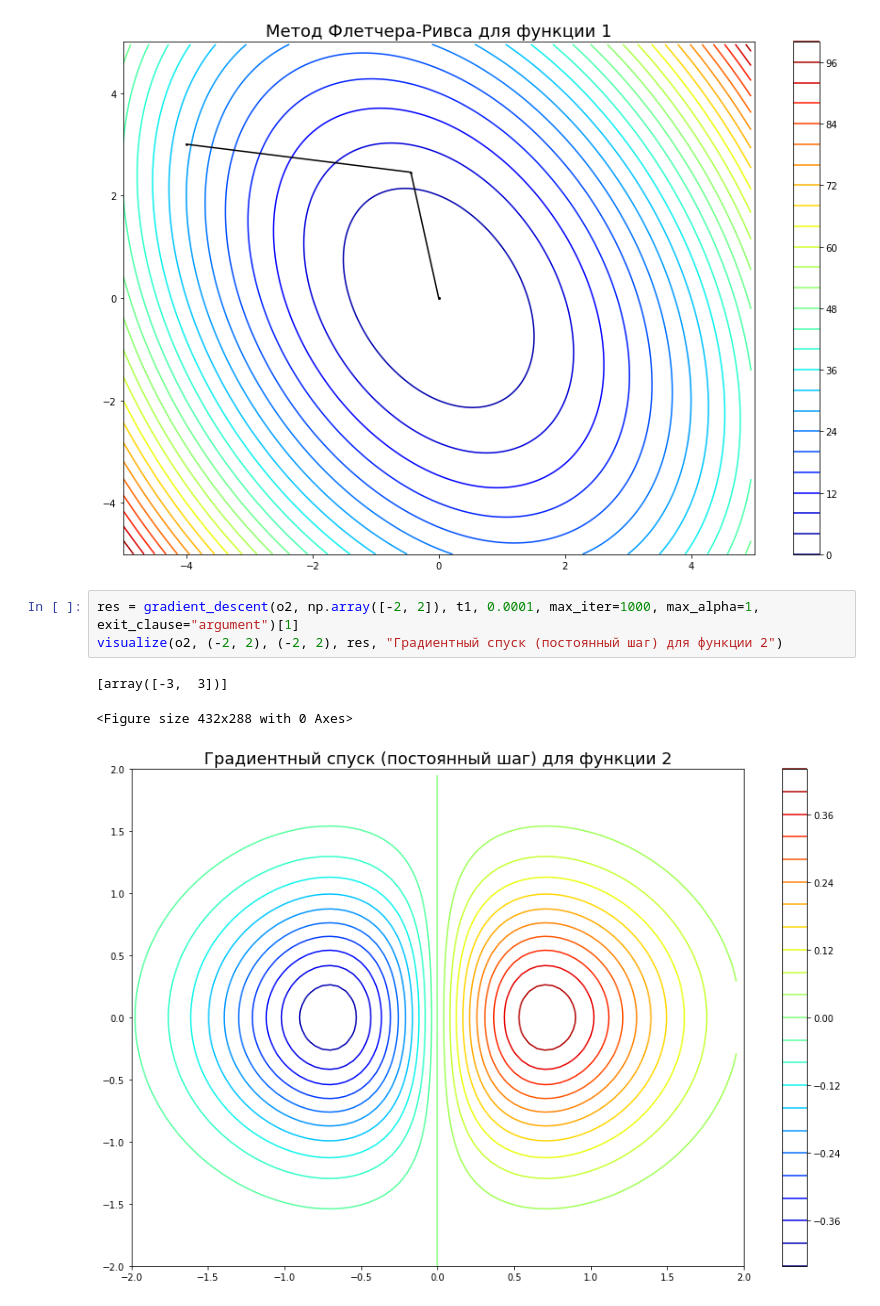
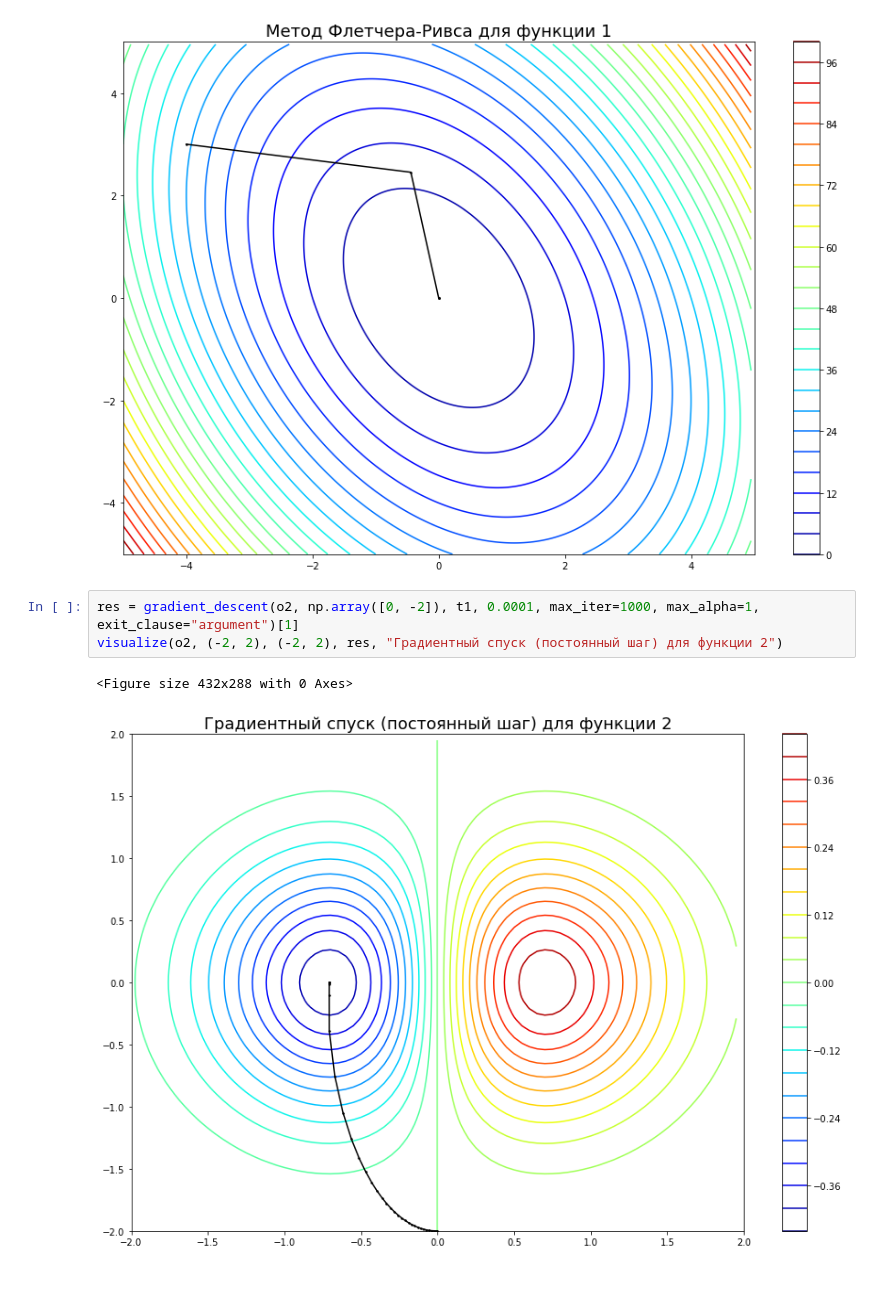
Before and after one commit to Ar4eR-ValerA/AppliedMath.IIISem, a Jupyter notebook: Lab2/visualization.ipynb, the cells around one changed output. Saved outputs shown, nothing was run; the diff lists cells and outputs as text.

```diff
--- a/Lab2/visualization.ipynb
+++ b/Lab2/visualization.ipynb
@@ -61,10 +61,9 @@ visualize(o1, (-5, 5), (-5, 5), res, "Метод Флетчера-Ривса д
 <Figure size 432x288 with 0 Axes>
 [figure]
 # %%
-res = gradient_descent(o2, np.array([-2, 2]), t1, 0.0001, max_iter=1000, max_alpha=1, exit_clause="argument")[1]
+res = gradient_descent(o2, np.array([0, -2]), t1, 0.0001, max_iter=1000, max_alpha=1, exit_clause="argument")[1]
 visualize(o2, (-2, 2), (-2, 2), res, "Градиентный спуск (постоянный шаг) для функции 2")
 # %% [output]
-[array([-3,  3])]
+<Figure size 432x288 with 0 Axes>
-<Figure size 432x288 with 0 Axes>
-[figure, old version]
+[figure, new version]
 # %%
```
Also changed, not shown: parts of 1 cell of this notebook, 1 other file.
